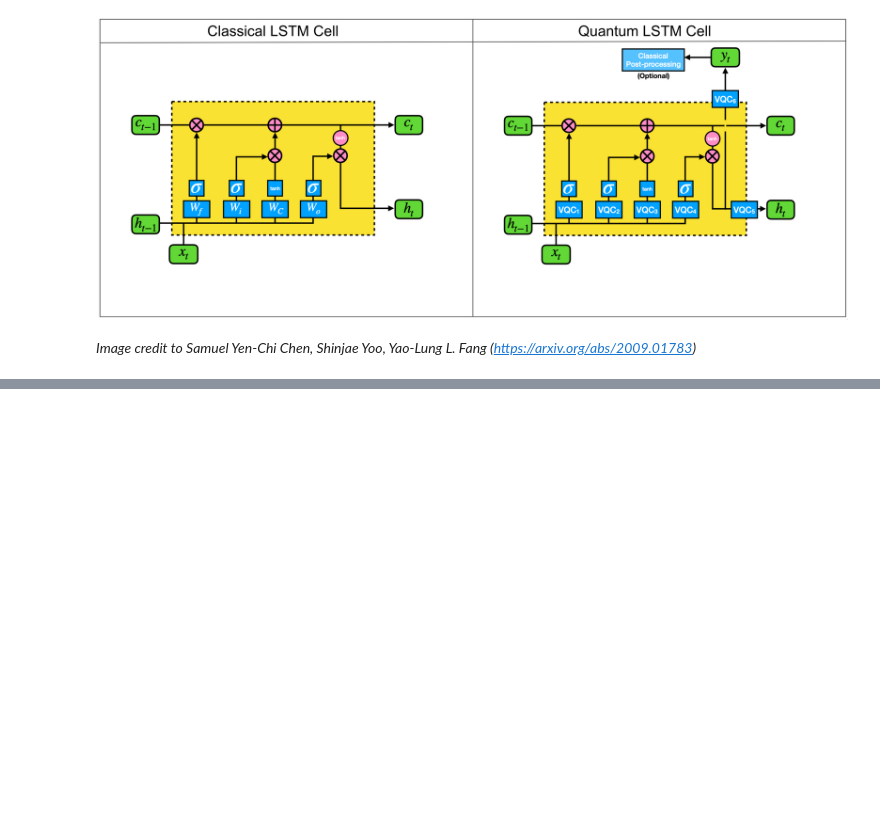
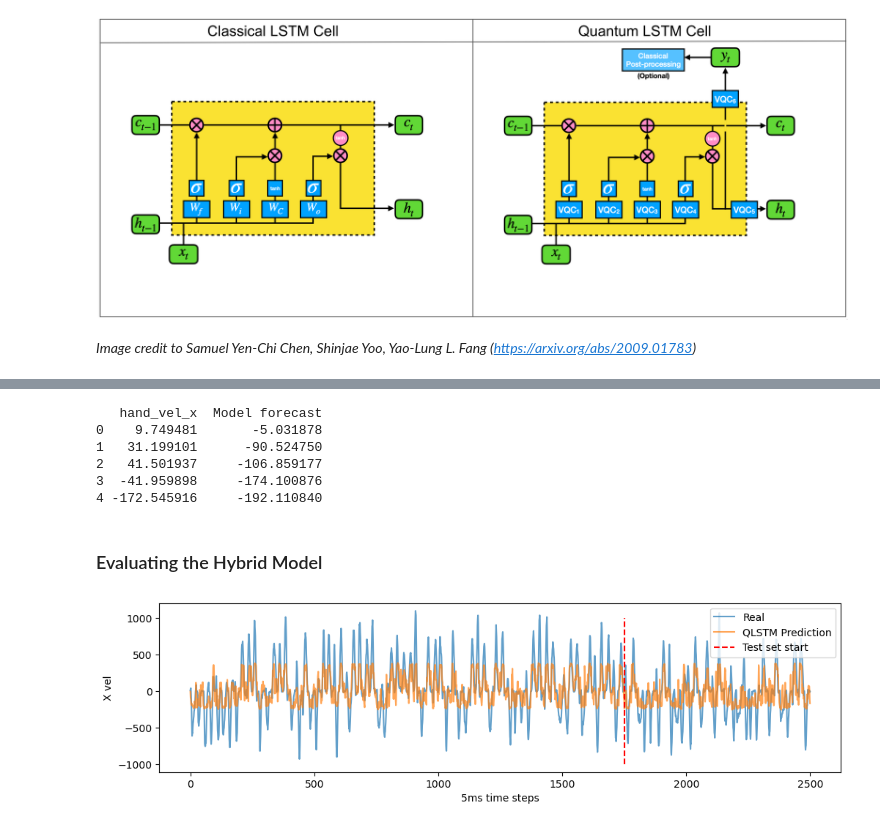
Before and after one commit to conditg/quantum-hybrid-neural-decoding, a Jupyter notebook: Neural-Decoding.ipynb, the cells around one changed output, grey strips where cells are left out. Cells and saved outputs as stored; diff of their text form; code cells hidden in the pictures; blank space fills up the shorter version.

```diff
--- a/Neural-Decoding.ipynb
+++ b/Neural-Decoding.ipynb
@@ -325,0 +345,8 @@ display(Image(filename='images/LSTM-diagram.png'))
+# %%
+train_loader = DataLoader(train_dataset, batch_size=batch_size, shuffle=True)
+test_loader = DataLoader(test_dataset, batch_size=batch_size, shuffle=False)
+
+X, y = next(iter(train_loader))
+
+print("Features shape:", X.shape)
+print("Target shape:", y.shape)
@@ -325,0 +356,7 @@ display(Image(filename='images/LSTM-diagram.png'))
+# %%
+learning_rate = 0.05 # with fewer parameters, we can afford a higher learning rate
+num_hidden_units = 32
+
+Qmodel = QShallowRegressionLSTM(num_sensors=len(features), hidden_units=num_hidden_units, n_qubits=8)
+loss_function = torch.nn.MSELoss()
+optimizer = torch.optim.Adagrad(Qmodel.parameters(), lr=learning_rate)
@@ -325,0 +402,31 @@ display(Image(filename='images/LSTM-diagram.png'))
+# %%
+train_eval_loader = DataLoader(train_dataset, batch_size=batch_size, shuffle=False)
+
+ystar_col_Q = "Model forecast"
+traindf[ystar_col_Q] = predict(train_eval_loader, Qmodel).numpy()
+testdf[ystar_col_Q] = predict(test_loader, Qmodel).numpy()
+# %%
+df_out_Q = pd.concat((traindf, testdf))[[target, ystar_col_Q]]
+
+print(df_out_Q.head())
+# %% [output]
+   hand_vel_x  Model forecast
+0    9.749481       -5.031878
+1   31.199101      -90.524750
+2   41.501937     -106.859177
+3  -41.959898     -174.100876
+4 -172.545916     -192.110840
+# %% [markdown]
+### Evaluating the Hybrid Model
+# %%
+plt.figure(figsize=(12, 3))
+plt.plot(range(len(df_out_Q)), df_out_Q[target], label = "Real", alpha = .7)
+plt.plot(range(len(df_out_Q)), df_out_Q[ystar_col_Q], label = "QLSTM Prediction", alpha = .7)
+plt.ylabel('X vel')
+plt.xlabel('5ms time steps')
+plt.vlines(len(df_out_Q) * (1 - test_pct), ymin = -1000, ymax = 1000, label = "Test set start", linestyles = "dashed",
+          colors = "red")
+plt.legend()
+plt.show()
+# %% [output]
+[figure, added]
```
Also changed, not shown: parts of 29 cells of this notebook, 5 other files.
